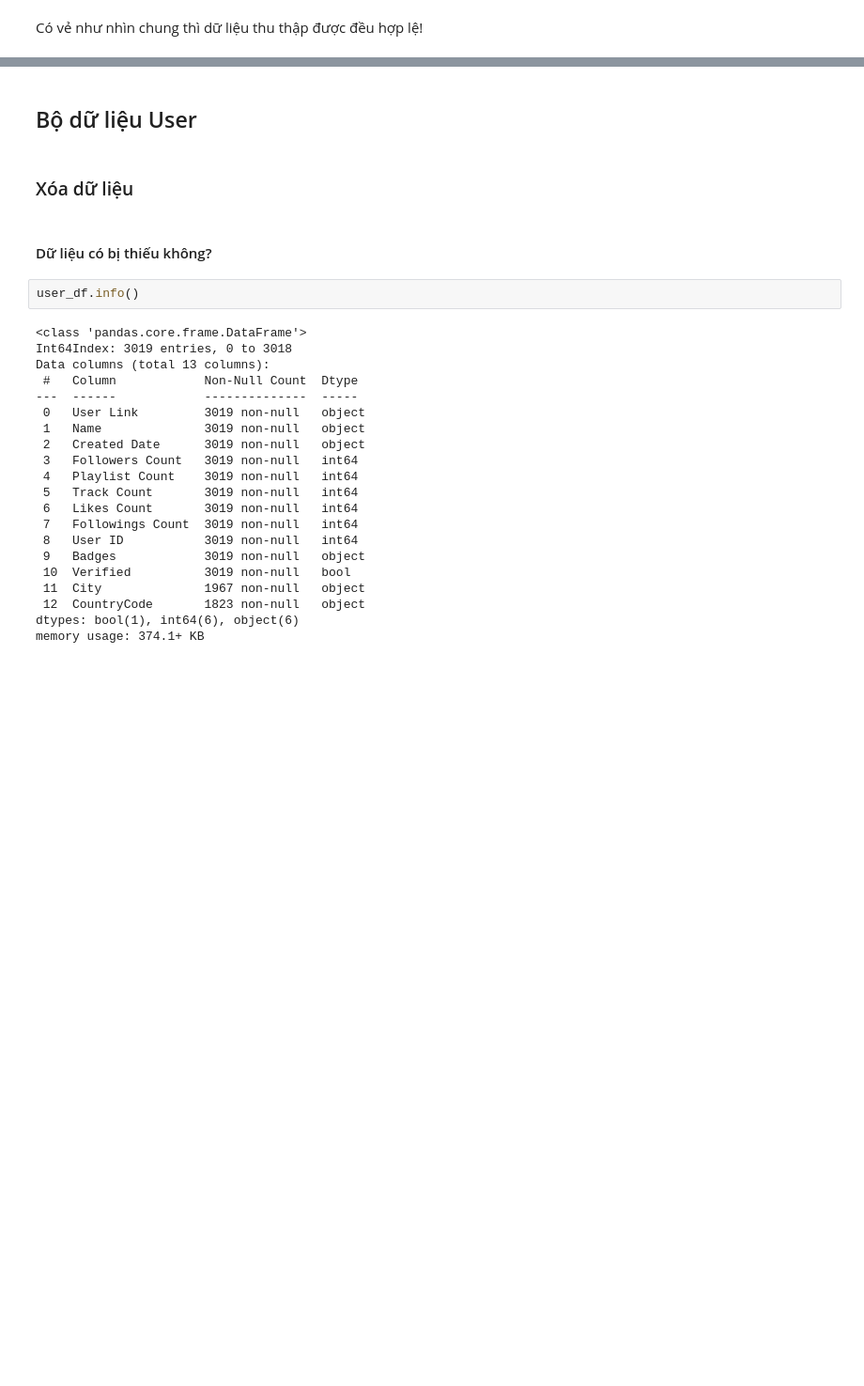
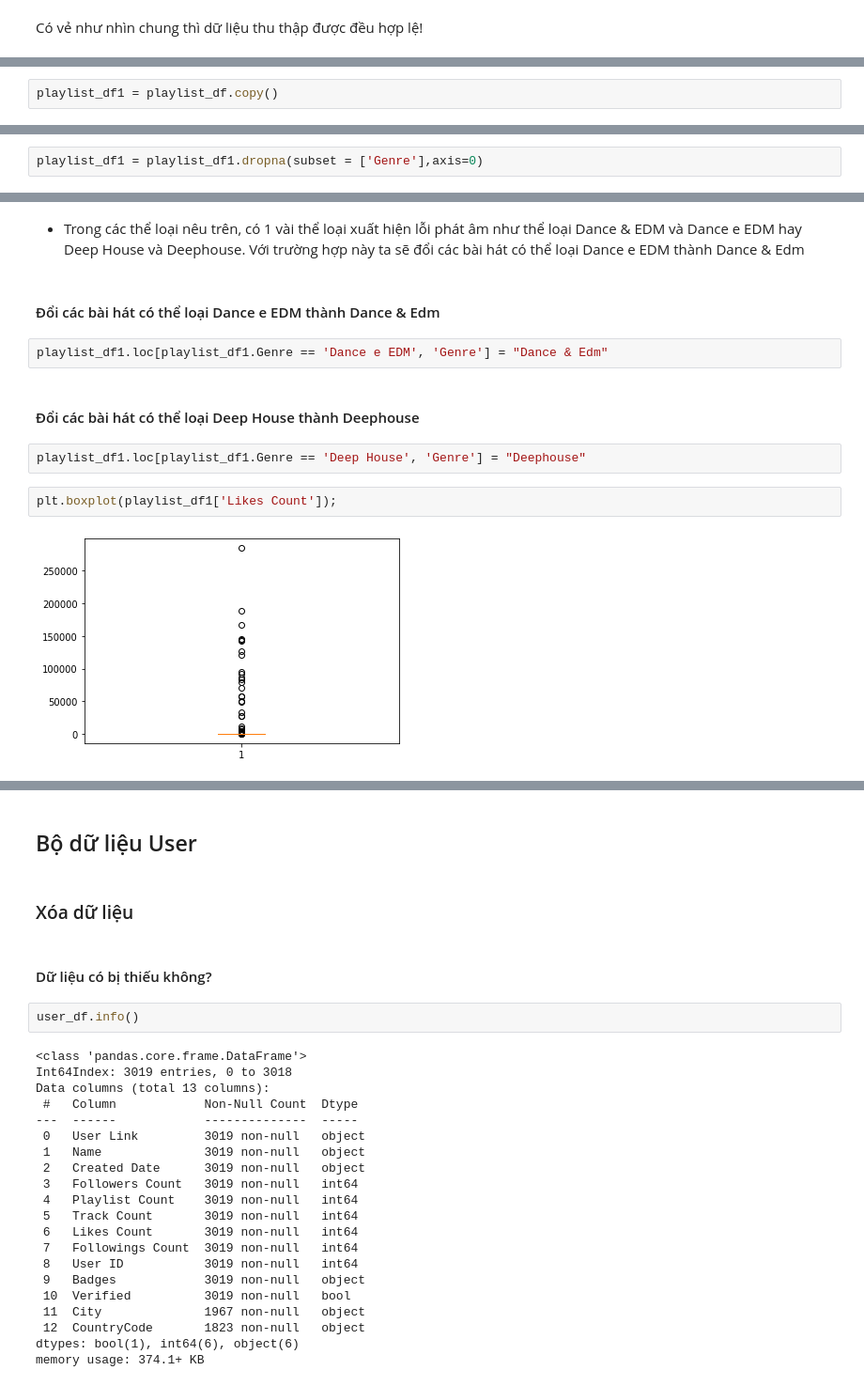
Before and after one commit to nightfury1103/NM_KHDL, a Jupyter notebook: Project02.ipynb, the cells around one changed output, grey strips where cells are left out. Shown at 94% size. Drawn from its saved outputs; the diff is of its cells as text; blank space fills up the shorter version.

```diff
--- a/Project02.ipynb
+++ b/Project02.ipynb
@@ -316,0 +346,2 @@ Có vẻ như nhìn chung thì dữ liệu thu thập được đều hợp lệ
+# %%
+playlist_df1 = playlist_df.copy()
@@ -316,0 +357,2 @@ Có vẻ như nhìn chung thì dữ liệu thu thập được đều hợp lệ
+# %%
+playlist_df1 = playlist_df1.dropna(subset = ['Genre'],axis=0)
@@ -316,0 +421,14 @@ Có vẻ như nhìn chung thì dữ liệu thu thập được đều hợp lệ
+# %% [markdown]
+- Trong các thể loại nêu trên, có 1 vài thể loại xuất hiện lỗi phát âm như thể loại Dance & EDM và Dance e EDM hay Deep House và Deephouse. Với trường hợp này ta sẽ đổi các bài hát có thể loại Dance e EDM thành Dance & Edm
+# %% [markdown]
+#### Đổi các bài hát có thể loại Dance e EDM thành Dance & Edm
+# %%
+playlist_df1.loc[playlist_df1.Genre == 'Dance e EDM', 'Genre'] = "Dance & Edm"
+# %% [markdown]
+#### Đổi các bài hát có thể loại Deep House thành Deephouse
+# %%
+playlist_df1.loc[playlist_df1.Genre == 'Deep House', 'Genre'] = "Deephouse"
+# %%
+plt.boxplot(playlist_df1['Likes Count']);
+# %% [output]
+[figure, added]
```
Also changed, not shown: parts of 226 cells of this notebook.
